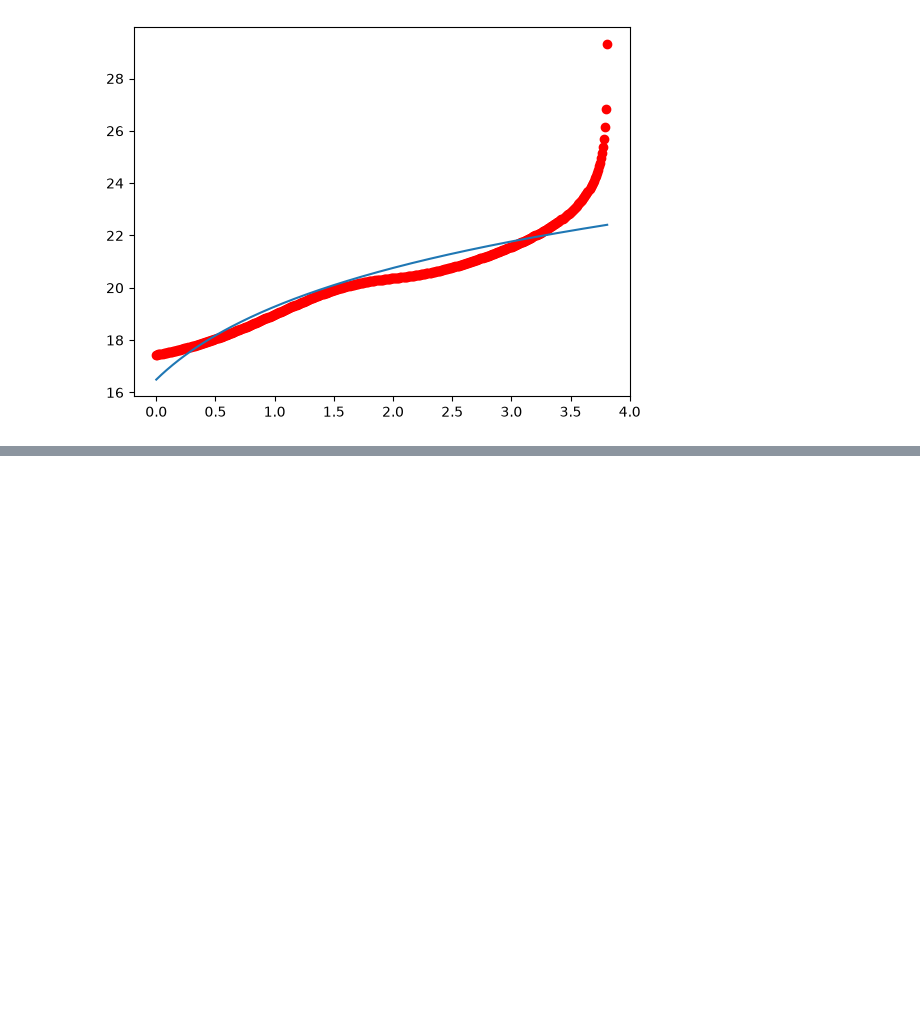
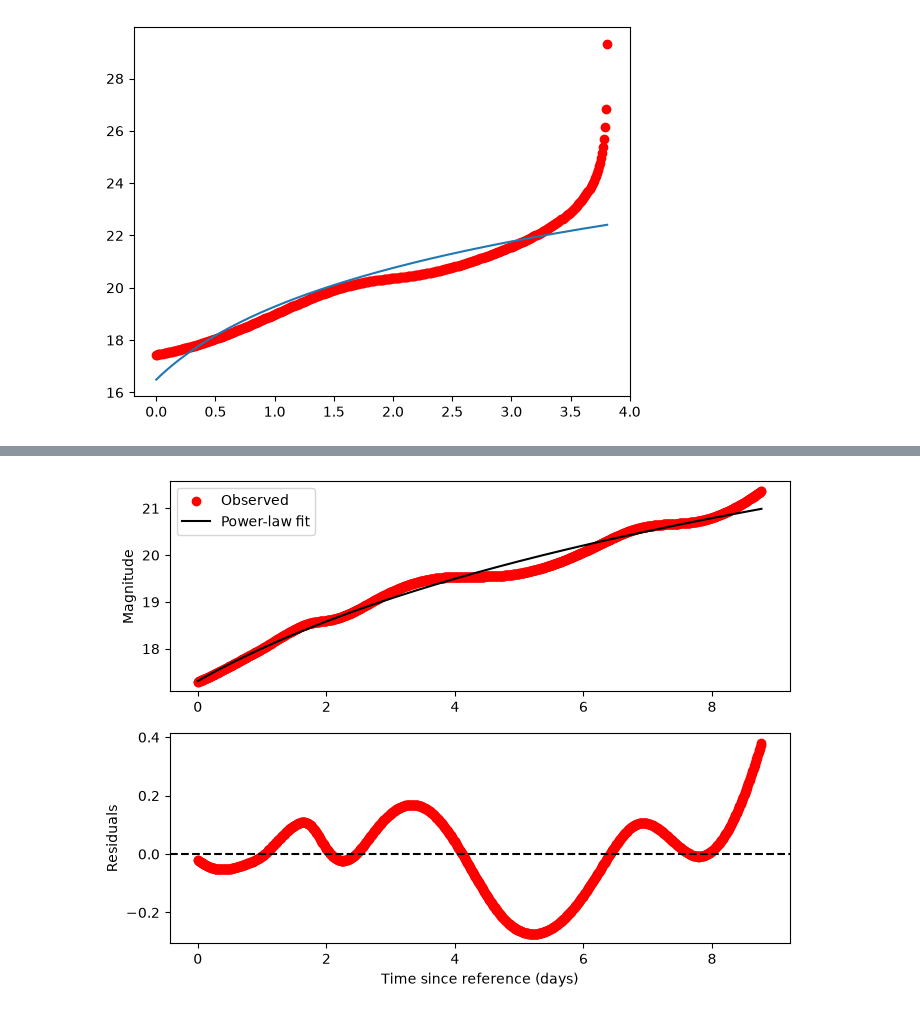
Before and after one commit to NickGunder/AT2017gfo-Code, a Jupyter notebook: MCMC_Kilonova.ipynb, the cells around one changed output, grey strips where cells are left out. Saved outputs shown, nothing was run; the diff lists cells and outputs as text; code cells hidden in the pictures; blank space fills up the shorter version.

```diff
--- a/MCMC_Kilonova.ipynb
+++ b/MCMC_Kilonova.ipynb
@@ -235,0 +236,18 @@ sampler3.plot_corner()
+# %%
+residuals_lum1 = lum1 - y_lum1
+
+fig, axs = plt.subplots(2, 1, figsize=(8,6))
+
+axs[0].scatter(t, lum1, color='r', label='Observed')
+axs[0].plot(t, y_lum1, color='black', label='Power-law fit')
+axs[0].set_ylabel('Magnitude')
+axs[0].legend()
+
+axs[1].scatter(t, residuals_lum1, color='r')
+axs[1].axhline(0, color='black', linestyle='--')
+axs[1].set_xlabel('Time since reference (days)')
+axs[1].set_ylabel('Residuals')
+
+plt.show()
+# %% [output]
+[figure, added]
```
Also changed, not shown: parts of 5 cells of this notebook, 2 other files.
